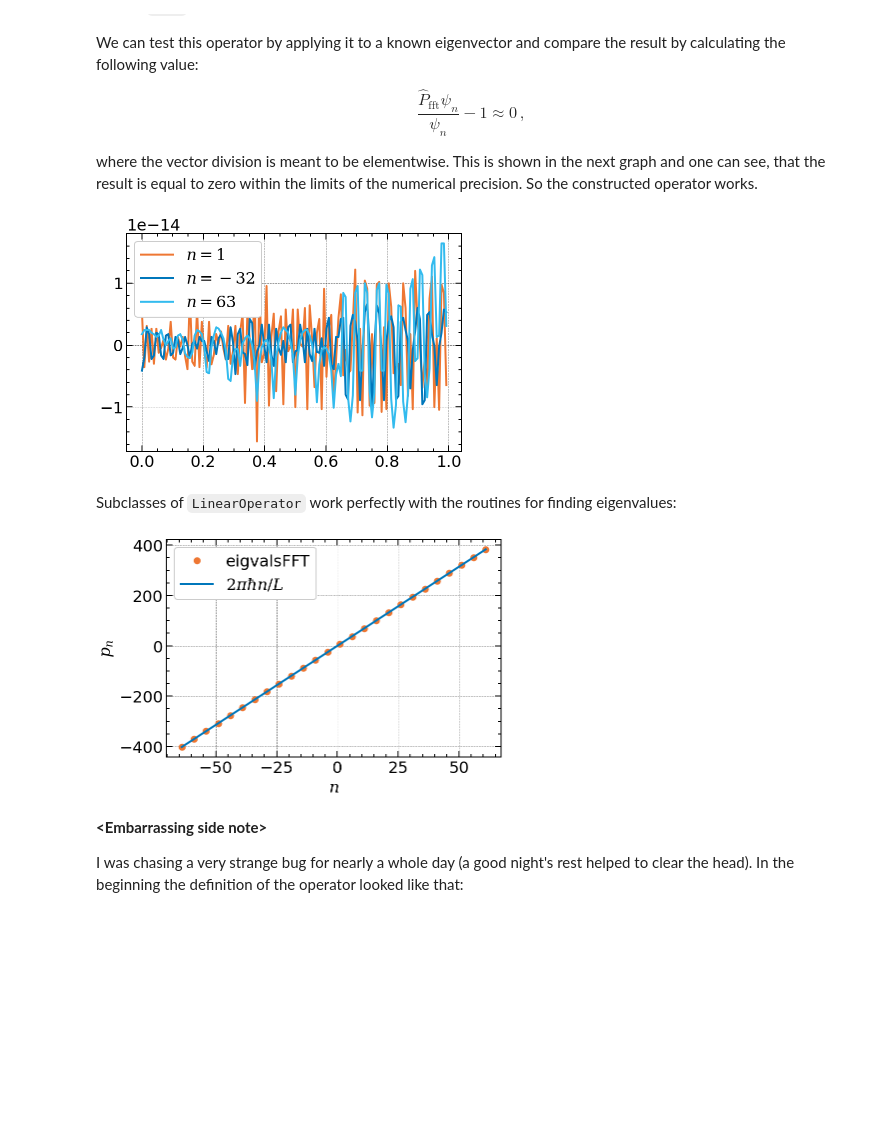
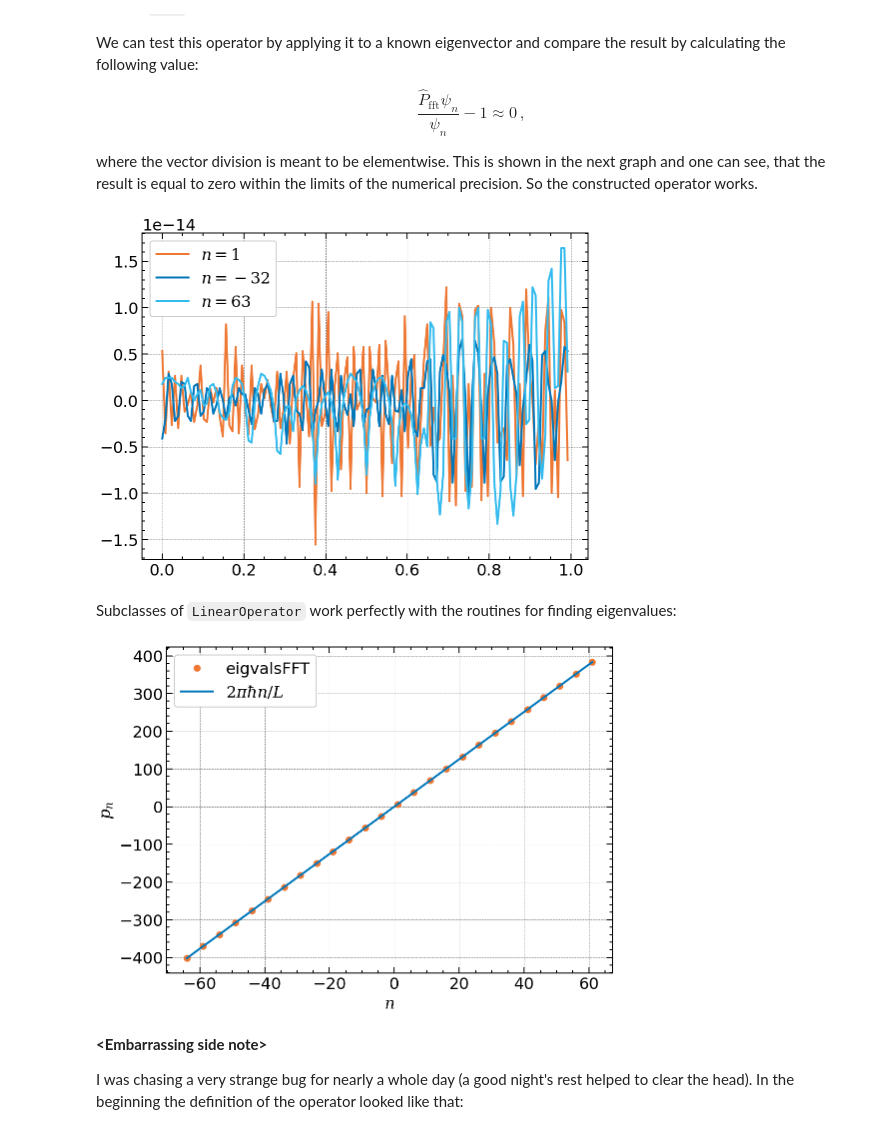
Before and after one commit to znswanderer/znswanderer.github.io, a Jupyter notebook: _jupyter/2021-08-22-Efficiancy.ipynb, the cells around one changed output. Saved outputs shown, nothing was run; the diff lists cells and outputs as text; code cells hidden in the pictures; blank space fills up the shorter version.

```diff
--- a/_jupyter/2021-08-22-Efficiancy.ipynb
+++ b/_jupyter/2021-08-22-Efficiancy.ipynb
@@ -181,13 +182,14 @@ graph and one can see, that the result is equal to zero within the limits
 of the numerical precision. So the constructed operator works.
 # %%
 fft_P = FFTMomentum(qm)
+plt.figure(figsize=(8,6))
 for n in [1, -qm.N//4, qm.N//2 - 1]:
     psi = psi_n(qm, n)[-1]
     p_n = 2 * np.pi * qm.hbar * n / qm.L
     plt.plot(qm.x, np.abs((fft_P @ psi)/psi / p_n) - 1, label='$n=%d$' % n)
 plt.legend();
 # %% [output]
-[figure, old version]
+[figure, new version]
 # %% [markdown]
 Subclasses of `LinearOperator` work perfectly with the routines for finding eigenvalues:
 # %%
@@ -195,13 +197,14 @@ eigvalsFFT, eigvecsFFT = linalg.eigsh(fft_P, k=qm.N - 2, which='SA')
 eigs = np.array(sorted(eigvalsFFT))
 ns = np.arange(-qm.N//2, qm.N//2)[0:len(eigs)]
 pns = 2 * np.pi * qm.hbar * ns / qm.L
+plt.figure(figsize=(8,6))
 plt.plot(ns, eigs, 'o', label="eigvalsFFT", markevery=5)
 plt.plot(ns, pns, label="$2 \pi \hbar n / L$")
 plt.xlabel("$n$")
 plt.ylabel("$p_n$")
 plt.legend();
 # %% [output]
-[figure, old version]
+[figure, new version]
 # %% [markdown]
 **&lt;Embarrassing side note&gt;**
 
```
Also changed, not shown: parts of 9 cells of this notebook, 7 other files.
